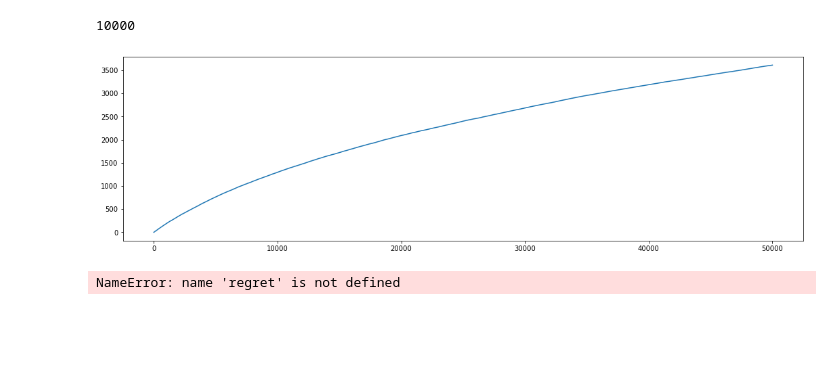
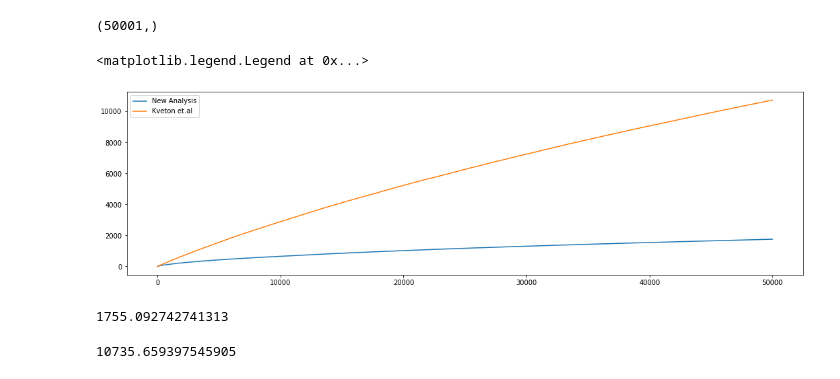
Before and after one commit to pseudoinvchou/LogisticBandits, a Jupyter notebook: Untitled.ipynb, the cells around one changed output. Cells and saved outputs as stored; diff of their text form; code cells hidden in the pictures; blank space fills up the shorter version.

```diff
--- a/Untitled.ipynb
+++ b/Untitled.ipynb
@@ -104,2 +129,0 @@ dataset_generated! kappa=5.267202260685754
-# %%
-regret = GLM_TSL_new(X, theta_star, dim=5,max_arm=100,horizon=50000,lam=1)
@@ -116,0 +130,15 @@ step 45000!, 1268.3492541313171
+# %%
+regrets_new = []
+regrets_old = []
+horizon = 50000
+X, theta_star = generate_dataset(dim=5, max_arm=100)
+p = sigmoid(X@theta_star)
+for i in range(5):
+    X, theta_star = generate_dataset(dim=5, max_arm=100)
+    p = sigmoid(X@theta_star)
+    crit = 1/(np.min(p*(1-p))+0.0000001)
+    theta_star_copy = theta_star.copy()
+    regret = GLM_TSL_new(X, theta_star, dim=5,max_arm=100,horizon=horizon,lam=1, new=True)
+    regrets_new.append(regret)
+    regret = GLM_TSL_new(X, theta_star_copy, dim=5,max_arm=100,horizon=horizon,lam=1, new=False)
+    regrets_old.append(regret)
@@ -117,16 +246,31 @@ step 45000!, 1268.3492541313171
+# %%
+regrets_new = np.array(regrets_new)
+np.save('./regrets_new.npy', regrets_new)
+regrets_old = np.array(regrets_old)
+np.save('./regrets_old.npy', regrets_old)
+# %%
+regrets_new_mean = regrets_new.mean(axis=0)
+regrets_new_mean.shape
+regrets_old_mean = regrets_old.mean(axis=0)
+regrets_old_mean.shape
+# %% [output]
+(50001,)
 # %%
 import matplotlib.pyplot as plt
 import seaborn as sns
 plt.figure(figsize=(18,5))
-sns.lineplot(x=range(len(regret)), y=regret)
-plt.ylim
+plt.plot(range(len(regrets_new_mean)), regrets_new_mean, label='New Analysis')
+plt.plot(range(len(regrets_old_mean)), regrets_old_mean, label='Kveton et.al')
+plt.legend()
 # %% [output]
-10000
+<matplotlib.legend.Legend at 0x...>
-[figure, old version]
+[figure, new version]
-# %%
-regret
-# %% [output]
-NameError: name 'regret' is not defined
+# %%
+print(regrets_new_mean[-1])
+regrets_old_mean[-1]
+# %% [output]
+1755.092742741313
+10735.659397545905
 # %%
 %%javascript
 IPython.notebook.save_notebook()
```
Also changed, not shown: parts of 9 cells of this notebook, 4 other files.
